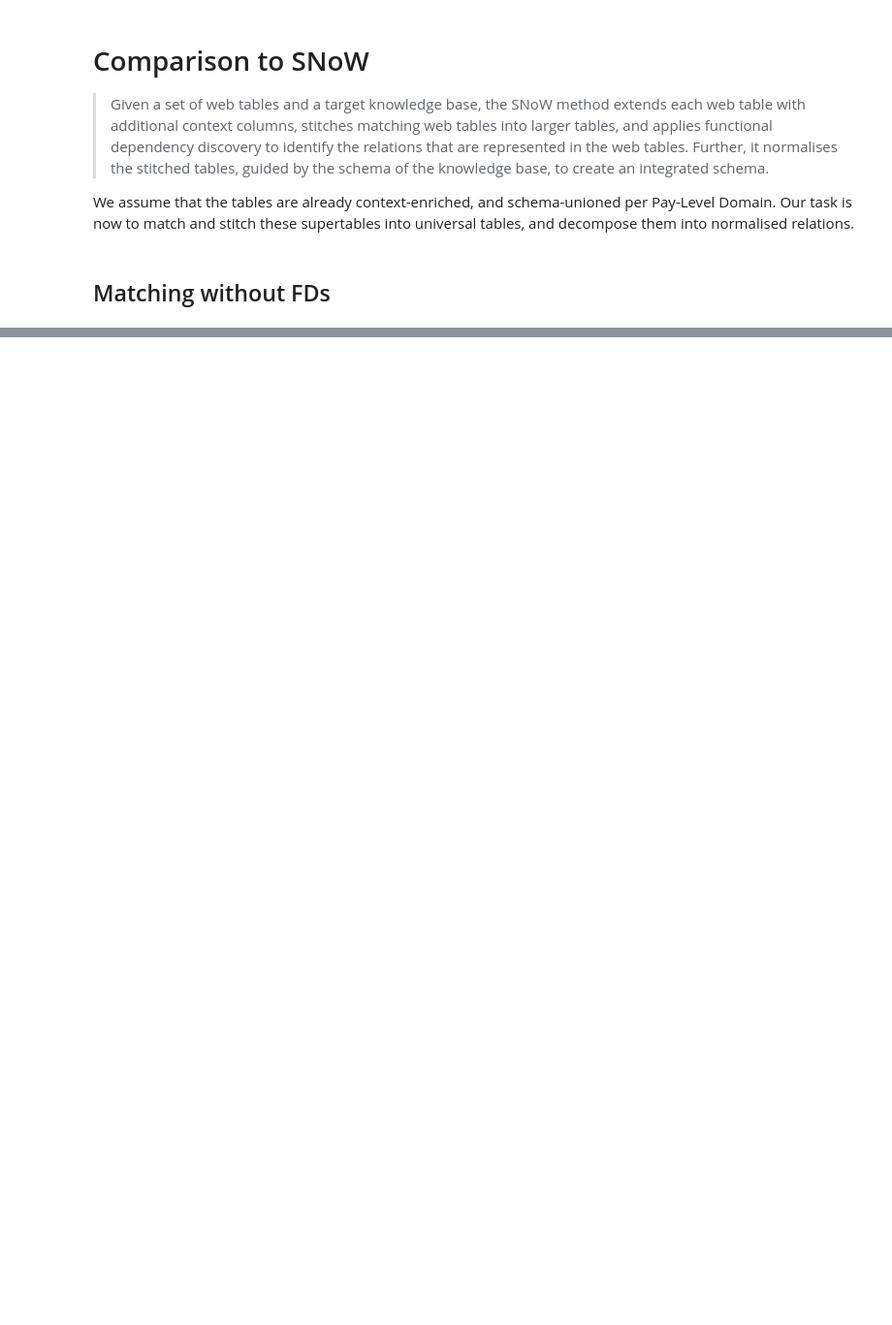
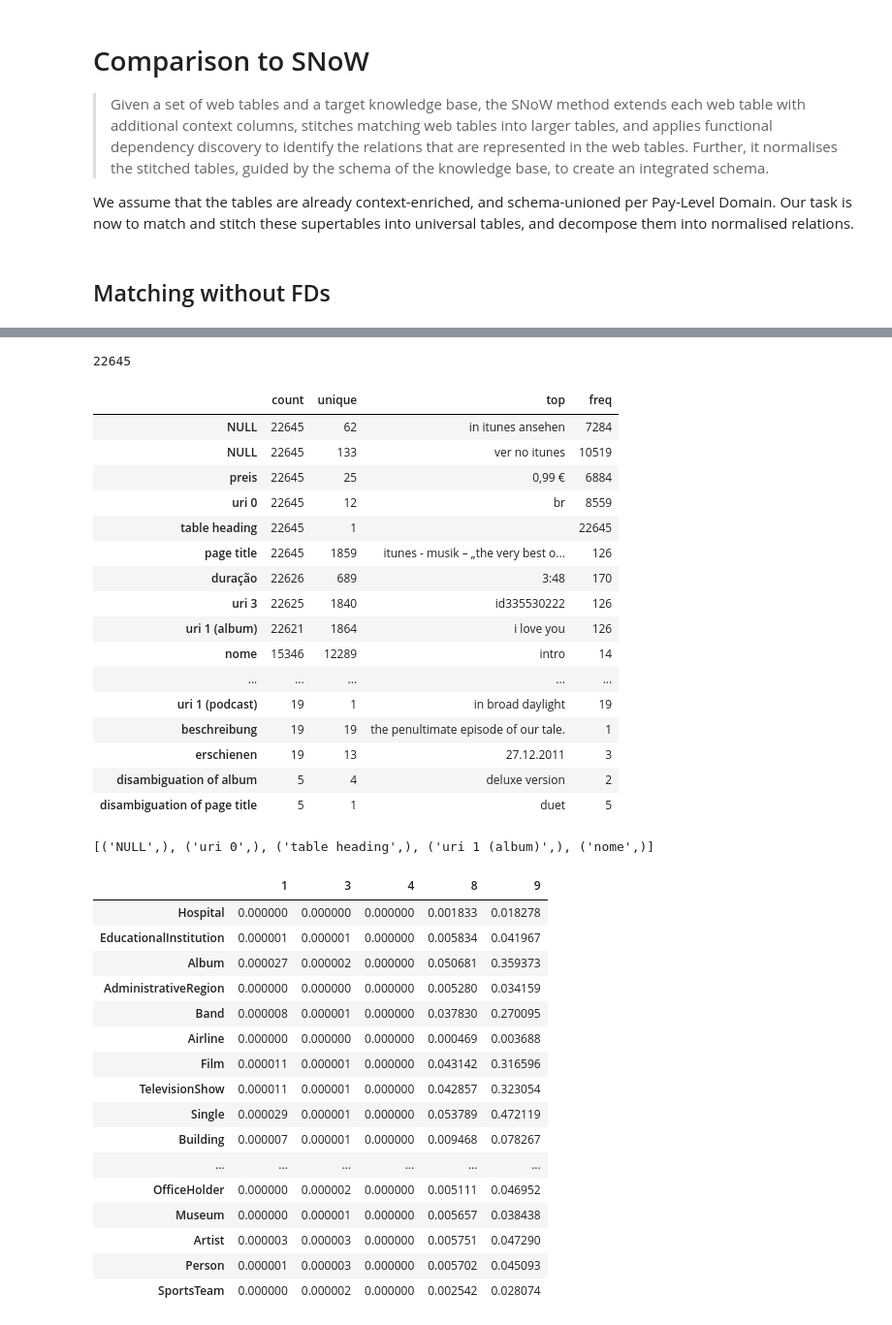
Before and after one commit to karmaresearch/takco, a Jupyter notebook: docs/benchmarks/compare-snow.ipynb, the cells around one changed output, grey strips where cells are left out. Shown at 97% size. Cells and saved outputs as stored; diff of their text form; code cells hidden in the pictures; blank space fills up the shorter version.

```diff
--- a/docs/benchmarks/compare-snow.ipynb
+++ b/docs/benchmarks/compare-snow.ipynb
@@ -341,0 +46,3 @@ FK,time,price -> Disambiguation of name,Disambiguation of album
+# %%
+%%time
+tabid_df = preprocess_tables(ts)
@@ -341,0 +59,14 @@ FK,time,price -> Disambiguation of name,Disambiguation of album
+# %%
+from snow_pipeline import *
+
+matchers = [
+    ExactHeadMatcher(include_context=True),
+    TfidfMatcher(num_threshold=1, min_df=2),
+    KBClassMatcher(kb),
+]
+agg_func = "KBClassMatcher * @max(ExactHeadMatcher, TfidfMatcher)"
+agg_threshold_col = 0
+
+partcols, idpairs = match_columns(tabid_df, matchers, agg_func = agg_func, agg_threshold_col=agg_threshold_col)
+partcolid_to_colids = aggr_by_val(partcols.items())
+partcolid_to_colids
@@ -341,0 +108,4 @@ FK,time,price -> Disambiguation of name,Disambiguation of album
+# %%
+partid_to_tabids = partition_connected_components(tabid_df, partcolid_to_colids, idpairs)
+for partid, tis in partid_to_tabids.items():
+    print(f"part-{partid}", len(tis), tis)
@@ -341,0 +117,12 @@ FK,time,price -> Disambiguation of name,Disambiguation of album
+# %%
+from snow_pipeline import *
+
+stitched = stitch_colclustered_tables(tabid_df, partcols, idpairs)
+stitched_df = {}
+for partid, (df, cols) in enumerate(stitched):
+    df.columns = pd.MultiIndex.from_tuples(cols)
+    stitched_df[f"part-{partid}"] = df
+    print(*zip(*cols))
+    display( df.sample( min(5, len(df)) ) )
+#     if len(df.columns) > 10:
+#         break
@@ -341,0 +163,44 @@ FK,time,price -> Disambiguation of name,Disambiguation of album
+# %%
+df = stitched_df['part-0']
+print(len(df))
+sim = kb._get_sim(df)
+display(df.describe().T)
+print(list(df.columns[list(sim.columns)]))
+sim.style.background_gradient()
+# %% [output]
+22645
+|  | count | unique | top | freq |
+| NULL | 22645 | 62 | in itunes ansehen | 7284 |
+| NULL | 22645 | 133 | ver no itunes | 10519 |
+| preis | 22645 | 25 | 0,99 € | 6884 |
+| uri 0 | 22645 | 12 | br | 8559 |
+| table heading | 22645 | 1 |  | 22645 |
+| page title | 22645 | 1859 | itunes - musik – „the very best o... | 126 |
+| duração | 22626 | 689 | 3:48 | 170 |
+| uri 3 | 22625 | 1840 | id335530222 | 126 |
+| uri 1 (album) | 22621 | 1864 | i love you | 126 |
+| nome | 15346 | 12289 | intro | 14 |
+| ... | ... | ... | ... | ... |
+| uri 1 (podcast) | 19 | 1 | in broad daylight | 19 |
+| beschreibung | 19 | 19 | the penultimate episode of our tale. | 1 |
+| erschienen | 19 | 13 | 27.12.2011 | 3 |
+| disambiguation of album | 5 | 4 | deluxe version | 2 |
+| disambiguation of page title | 5 | 1 | duet | 5 |
+[('NULL',), ('uri 0',), ('table heading',), ('uri 1 (album)',), ('nome',)]
+|  | 1 | 3 | 4 | 8 | 9 |
+| Hospital | 0.000000 | 0.000000 | 0.000000 | 0.001833 | 0.018278 |
+| EducationalInstitution | 0.000001 | 0.000001 | 0.000000 | 0.005834 | 0.041967 |
+| Album | 0.000027 | 0.000002 | 0.000000 | 0.050681 | 0.359373 |
+| AdministrativeRegion | 0.000000 | 0.000000 | 0.000000 | 0.005280 | 0.034159 |
+| Band | 0.000008 | 0.000001 | 0.000000 | 0.037830 | 0.270095 |
+| Airline | 0.000000 | 0.000000 | 0.000000 | 0.000469 | 0.003688 |
+| Film | 0.000011 | 0.000001 | 0.000000 | 0.043142 | 0.316596 |
+| TelevisionShow | 0.000011 | 0.000001 | 0.000000 | 0.042857 | 0.323054 |
+| Single | 0.000029 | 0.000001 | 0.000000 | 0.053789 | 0.472119 |
+| Building | 0.000007 | 0.000001 | 0.000000 | 0.009468 | 0.078267 |
+| ... | ... | ... | ... | ... | ... |
+| OfficeHolder | 0.000000 | 0.000002 | 0.000000 | 0.005111 | 0.046952 |
+| Museum | 0.000000 | 0.000001 | 0.000000 | 0.005657 | 0.038438 |
+| Artist | 0.000003 | 0.000003 | 0.000000 | 0.005751 | 0.047290 |
+| Person | 0.000001 | 0.000003 | 0.000000 | 0.005702 | 0.045093 |
+| SportsTeam | 0.000000 | 0.000002 | 0.000000 | 0.002542 | 0.028074 |
```
Also changed, not shown: parts of 17 cells of this notebook, 3 other files.
